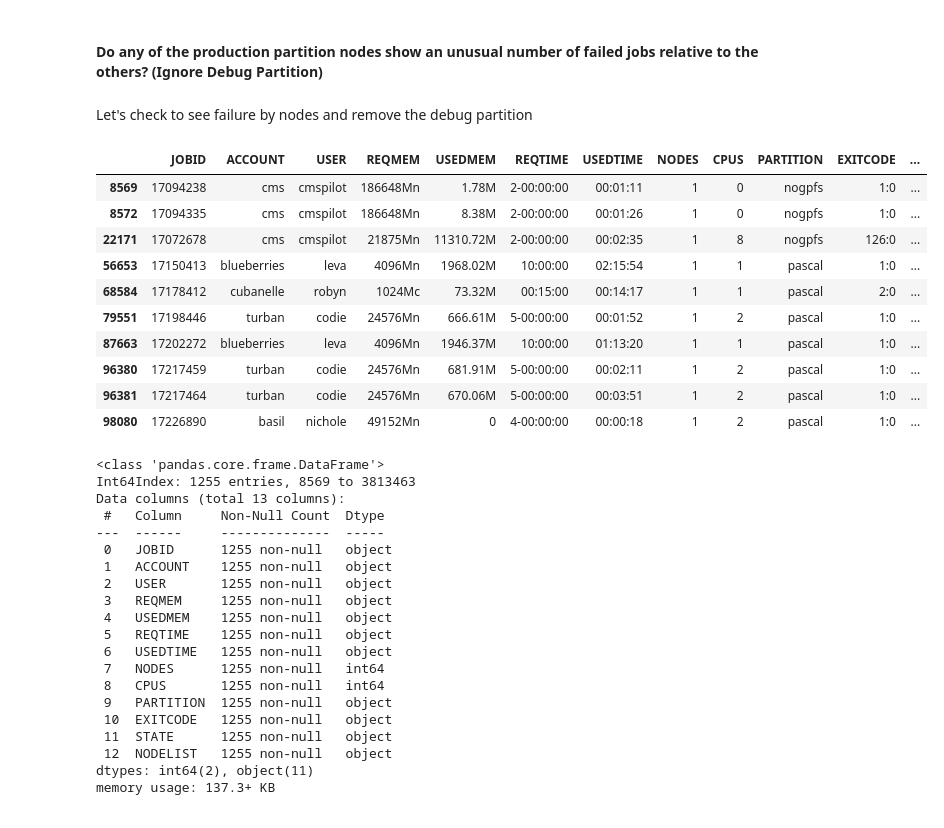
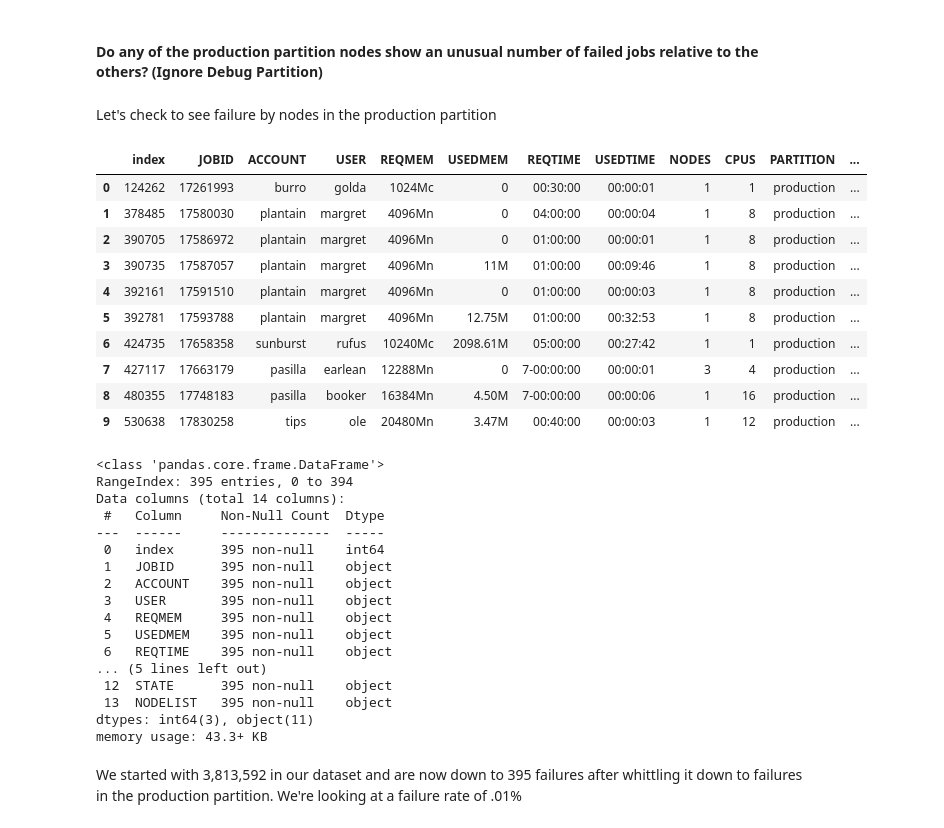
Before and after one commit to nss-data-science-cohort-4/dq2-accre-mst, a Jupyter notebook: notebooks/accre.ipynb, the cells around one changed output. Cells and saved outputs as stored; diff of their text form; code cells hidden in the pictures.

```diff
--- a/notebooks/accre.ipynb
+++ b/notebooks/accre.ipynb
@@ -158,48 +159,50 @@ Name: PARTITION, dtype: int64
 # %% [markdown]
 #### Do any of the production partition nodes show an unusual number of failed jobs relative to the others? (Ignore Debug Partition)
 # %% [markdown]
-Let's check to see failure by nodes and remove the debug partition
+Let's check to see failure by nodes in the production partition
 # %%
 accre_df_failures = accre_df[
     (accre_df['STATE'] == 'FAILED') &
-    (accre_df['PARTITION'] != 'debug')
+    (accre_df['PARTITION'] == 'production')
 ]
+
+accre_df_failures = accre_df_failures.reset_index()
+
 accre_df_failures.head(10)
 # %% [output]
-|  | JOBID | ACCOUNT | USER | REQMEM | USEDMEM | REQTIME | USEDTIME | NODES | CPUS | PARTITION | EXITCODE | ... |
-| 8569 | 17094238 | cms | cmspilot | 186648Mn | 1.78M | 2-00:00:00 | 00:01:11 | 1 | 0 | nogpfs | 1:0 | ... |
-| 8572 | 17094335 | cms | cmspilot | 186648Mn | 8.38M | 2-00:00:00 | 00:01:26 | 1 | 0 | nogpfs | 1:0 | ... |
-| 22171 | 17072678 | cms | cmspilot | 21875Mn | 11310.72M | 2-00:00:00 | 00:02:35 | 1 | 8 | nogpfs | 126:0 | ... |
-| 56653 | 17150413 | blueberries | leva | 4096Mn | 1968.02M | 10:00:00 | 02:15:54 | 1 | 1 | pascal | 1:0 | ... |
-| 68584 | 17178412 | cubanelle | robyn | 1024Mc | 73.32M | 00:15:00 | 00:14:17 | 1 | 1 | pascal | 2:0 | ... |
-| 79551 | 17198446 | turban | codie | 24576Mn | 666.61M | 5-00:00:00 | 00:01:52 | 1 | 2 | pascal | 1:0 | ... |
-| 87663 | 17202272 | blueberries | leva | 4096Mn | 1946.37M | 10:00:00 | 01:13:20 | 1 | 1 | pascal | 1:0 | ... |
-| 96380 | 17217459 | turban | codie | 24576Mn | 681.91M | 5-00:00:00 | 00:02:11 | 1 | 2 | pascal | 1:0 | ... |
-| 96381 | 17217464 | turban | codie | 24576Mn | 670.06M | 5-00:00:00 | 00:03:51 | 1 | 2 | pascal | 1:0 | ... |
-| 98080 | 17226890 | basil | nichole | 49152Mn | 0 | 4-00:00:00 | 00:00:18 | 1 | 2 | pascal | 1:0 | ... |
+|  | index | JOBID | ACCOUNT | USER | REQMEM | USEDMEM | REQTIME | USEDTIME | NODES | CPUS | PARTITION | ... |
+| 0 | 124262 | 17261993 | burro | golda | 1024Mc | 0 | 00:30:00 | 00:00:01 | 1 | 1 | production | ... |
+| 1 | 378485 | 17580030 | plantain | margret | 4096Mn | 0 | 04:00:00 | 00:00:04 | 1 | 8 | production | ... |
+| 2 | 390705 | 17586972 | plantain | margret | 4096Mn | 0 | 01:00:00 | 00:00:01 | 1 | 8 | production | ... |
+| 3 | 390735 | 17587057 | plantain | margret | 4096Mn | 11M | 01:00:00 | 00:09:46 | 1 | 8 | production | ... |
+| 4 | 392161 | 17591510 | plantain | margret | 4096Mn | 0 | 01:00:00 | 00:00:03 | 1 | 8 | production | ... |
+| 5 | 392781 | 17593788 | plantain | margret | 4096Mn | 12.75M | 01:00:00 | 00:32:53 | 1 | 8 | production | ... |
+| 6 | 424735 | 17658358 | sunburst | rufus | 10240Mc | 2098.61M | 05:00:00 | 00:27:42 | 1 | 1 | production | ... |
+| 7 | 427117 | 17663179 | pasilla | earlean | 12288Mn | 0 | 7-00:00:00 | 00:00:01 | 3 | 4 | production | ... |
+| 8 | 480355 | 17748183 | pasilla | booker | 16384Mn | 4.50M | 7-00:00:00 | 00:00:06 | 1 | 16 | production | ... |
+| 9 | 530638 | 17830258 | tips | ole | 20480Mn | 3.47M | 00:40:00 | 00:00:03 | 1 | 12 | production | ... |
 # %%
 accre_df_failures.info()
 # %% [output]
 <class 'pandas.core.frame.DataFrame'>
-Int64Index: 1255 entries, 8569 to 3813463
-Data columns (total 13 columns):
+RangeIndex: 395 entries, 0 to 394
+Data columns (total 14 columns):
  #   Column     Non-Null Count  Dtype
 ---  ------     --------------  -----
- 0   JOBID      1255 non-null   object
- 1   ACCOUNT    1255 non-null   object
- 2   USER       1255 non-null   object
- 3   REQMEM     1255 non-null   object
- 4   USEDMEM    1255 non-null   object
- 5   REQTIME    1255 non-null   object
- 6   USEDTIME   1255 non-null   object
- 7   NODES      1255 non-null   int64
- 8   CPUS       1255 non-null   int64
- 9   PARTITION  1255 non-null   object
- 10  EXITCODE   1255 non-null   object
- 11  STATE      1255 non-null   object
- 12  NODELIST   1255 non-null   object
-dtypes: int64(2), object(11)
-memory usage: 137.3+ KB
+ 0   index      395 non-null    int64
+ 1   JOBID      395 non-null    object
+ 2   ACCOUNT    395 non-null    object
+ 3   USER       395 non-null    object
+ 4   REQMEM     395 non-null    object
+ 5   USEDMEM    395 non-null    object
+ 6   REQTIME    395 non-null    object
+... (5 lines left out)
+ 12  STATE      395 non-null    object
+ 13  NODELIST   395 non-null    object
+dtypes: int64(3), object(11)
+memory usage: 43.3+ KB
+# %% [markdown]
+We started with 3,813,592 in our dataset and are now down to 395 failures after whittling it down to failures in the production partition. We're looking at a failure rate of .01%
 # %%
 accre_df_failures['NODELIST'].value_counts().head(20)
 # %% [output]
```
Also changed, not shown: parts of 26 cells of this notebook.
